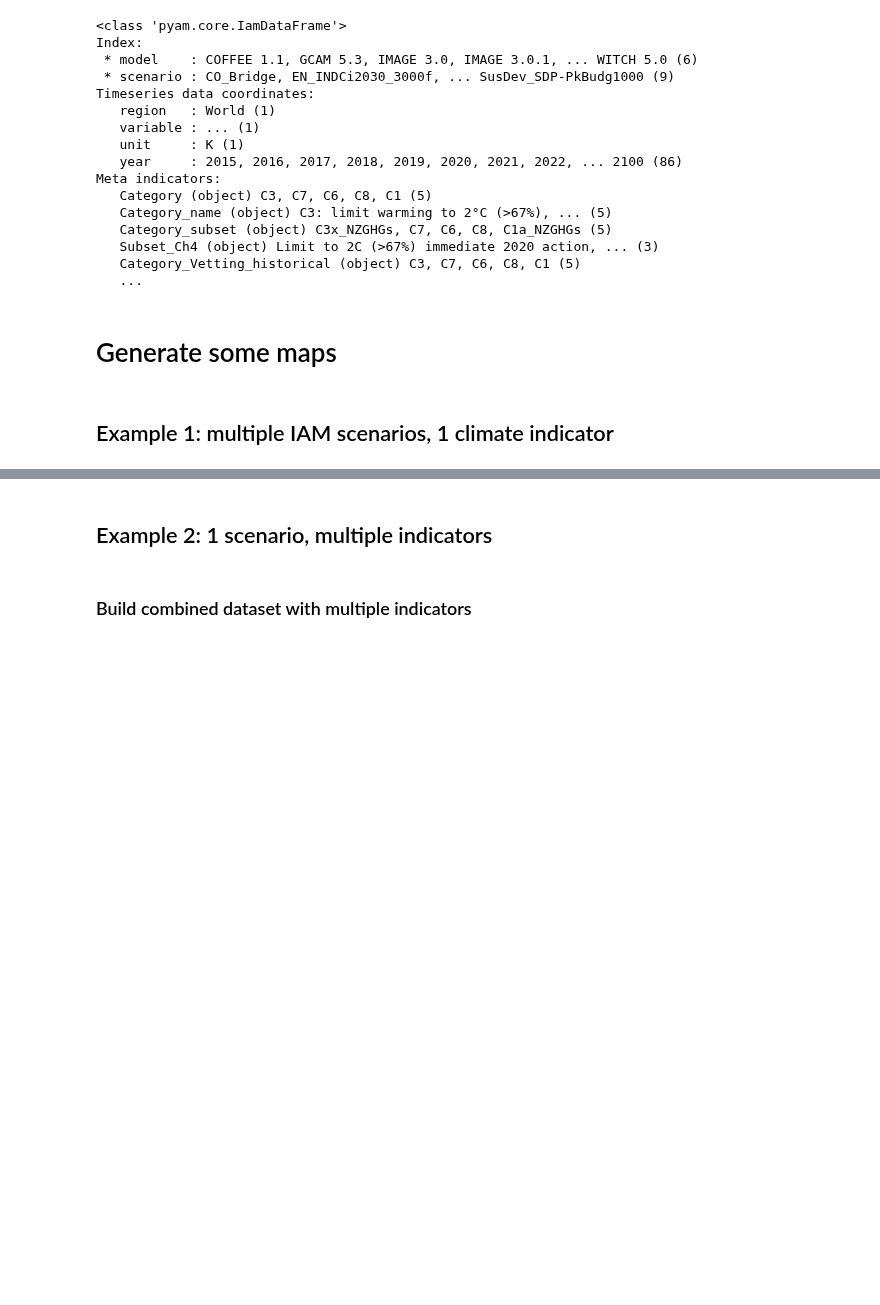
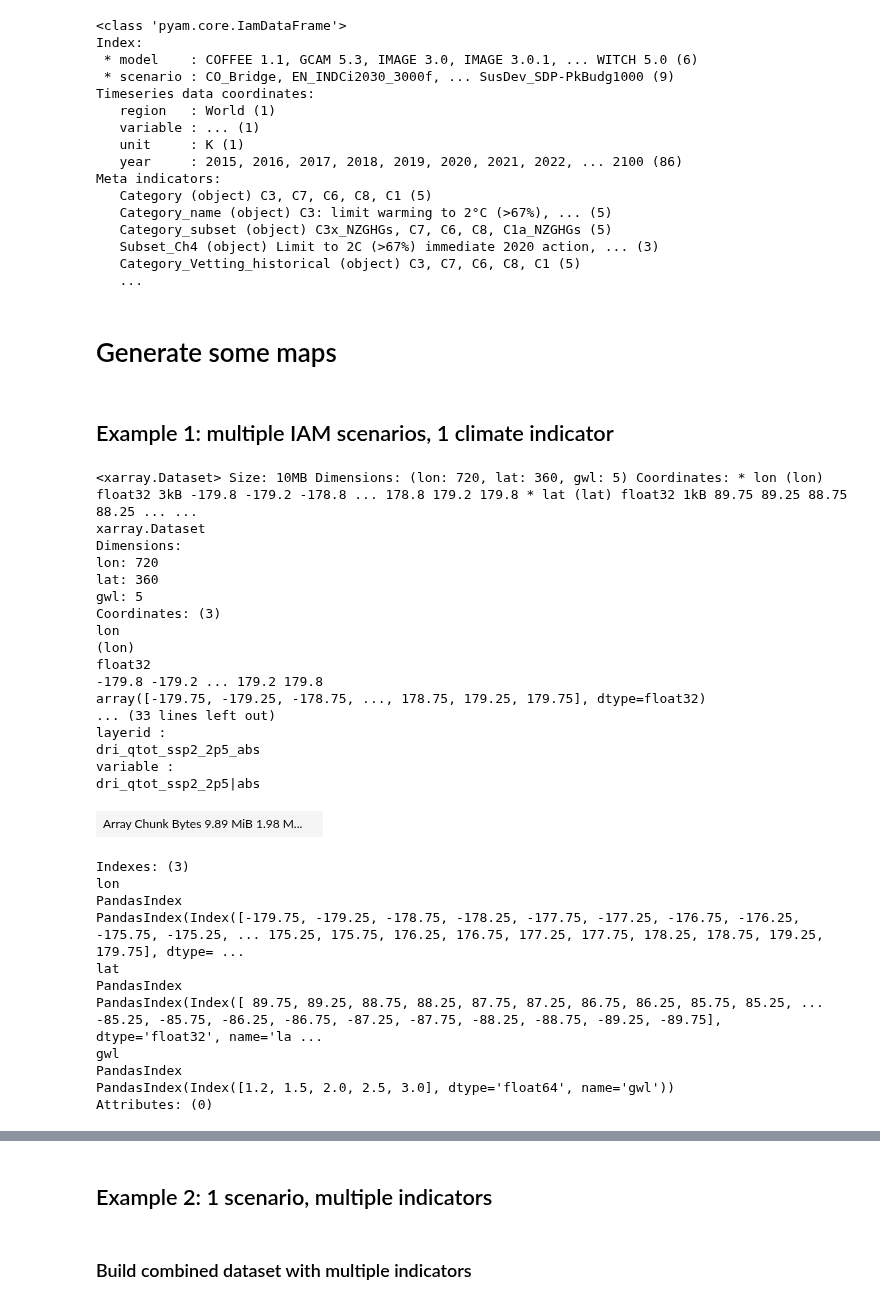
Before and after one commit to iiasa/rime, a Jupyter notebook: rime/pp_combined_example.ipynb, the cells around one changed output, grey strips where cells are left out. Drawn from its saved outputs; the diff is of its cells as text; code cells hidden in the pictures; blank space fills up the shorter version.

Commit message:
update functions and notebooks for new data, and fix gwl_values issues in functions

```diff
--- a/rime/pp_combined_example.ipynb
+++ b/rime/pp_combined_example.ipynb
@@ -118,15 +118,51 @@ ftype = "abs"
 # %%
 
 # Prepare data (using split_files on sharepoint)
-impact_data_dir = '/mnt/c/users/byers/iiasa/ECE.prog - Documents/Research Theme - NEXUS/Hotspots_Explorer_2p0/rcre_testing/rime_testdata'
-files = glob.glob(f"{impact_data_dir}/*{var}*{short}_*{ftype}.nc4")
+# impact_data_dir = '/mnt/c/users/byers/iiasa/ECE.prog - Documents/Research Theme - NEXUS/Hotspots_Explorer_2p0/rcre_testing/rime_testdata'
+impact_data_dir = 'test_data'
+# indicators = ['dri','iavar']
+ind = 'dri_qtot'
+
+files = glob.glob(f"{impact_data_dir}/*{ind}_*{ftype}.nc4")
 mapdata = xr.open_mfdataset(
-    files, preprocess=remove_ssp_from_ds, combine="nested", concat_dim="gmt"
+    files, preprocess=remove_ssp_from_ds, combine="nested", concat_dim="gwl"
 )
 mapdata
-# mapdata = xr.concat([mapdata[x] for x in mapdata.data_vars], dim='gmt').to_dataset(name=f'{var}_{short}')
+# mapdata = xr.concat([mapdata[x] for x in mapdata.data_vars], dim='gwl').to_dataset(name=f'{var}_{short}')
 mapdata = tidy_mapdata(mapdata)
-# mapdata = mapdata.sortby("gmt").drop_duplicates("gmt")
+# mapdata = mapdata.sortby("gwl").drop_duplicates("gwl")
+# %%
+mapdata
+# %% [output]
+<xarray.Dataset> Size: 10MB Dimensions: (lon: 720, lat: 360, gwl: 5) Coordinates: * lon (lon) float32 3kB -179.8 -179.2 -178.8 ... 178.8 179.2 179.8 * lat (lat) float32 1kB 89.75 89.25 88.75 88.25 ... ...
+xarray.Dataset
+Dimensions:
+lon: 720
+lat: 360
+gwl: 5
+Coordinates: (3)
+lon
+(lon)
+float32
+-179.8 -179.2 ... 179.2 179.8
+array([-179.75, -179.25, -178.75, ..., 178.75, 179.25, 179.75], dtype=float32)
+... (33 lines left out)
+layerid :
+dri_qtot_ssp2_2p5_abs
+variable :
+dri_qtot_ssp2_2p5|abs
+| Array Chunk Bytes 9.89 MiB 1.98 M... |  |
+Indexes: (3)
+lon
+PandasIndex
+PandasIndex(Index([-179.75, -179.25, -178.75, -178.25, -177.75, -177.25, -176.75, -176.25, -175.75, -175.25, ... 175.25, 175.75, 176.25, 176.75, 177.25, 177.75, 178.25, 178.75, 179.25, 179.75], dtype= ...
+lat
+PandasIndex
+PandasIndex(Index([ 89.75, 89.25, 88.75, 88.25, 87.75, 87.25, 86.75, 86.25, 85.75, 85.25, ... -85.25, -85.75, -86.25, -86.75, -87.25, -87.75, -88.25, -88.75, -89.25, -89.75], dtype='float32', name='la ...
+gwl
+PandasIndex
+PandasIndex(Index([1.2, 1.5, 2.0, 2.5, 3.0], dtype='float64', name='gwl'))
+Attributes: (0)
 # %%
 print("Test multiple IAM scenarios, 1 indicator")
 
```
Also changed, not shown: parts of 9 cells of this notebook, 2 other files.
